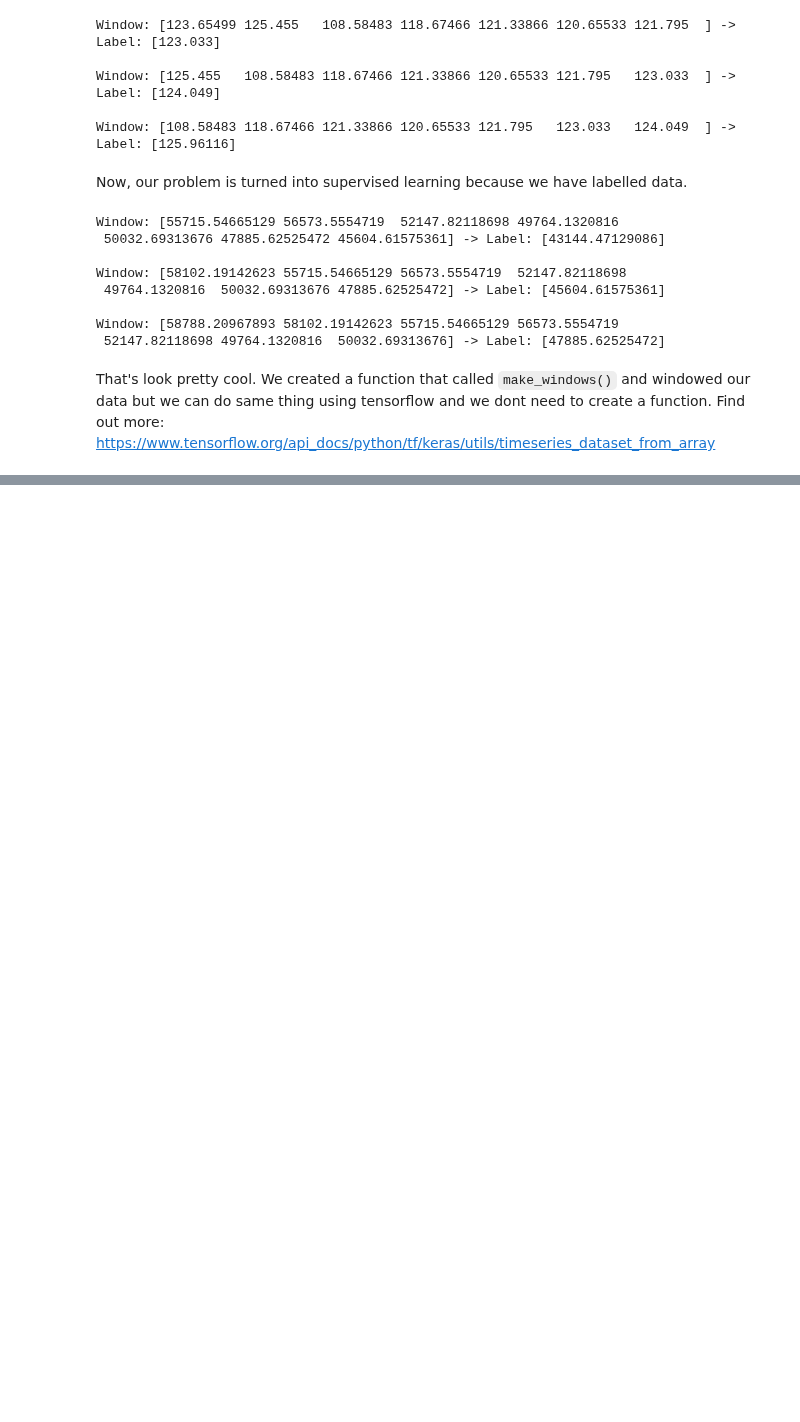
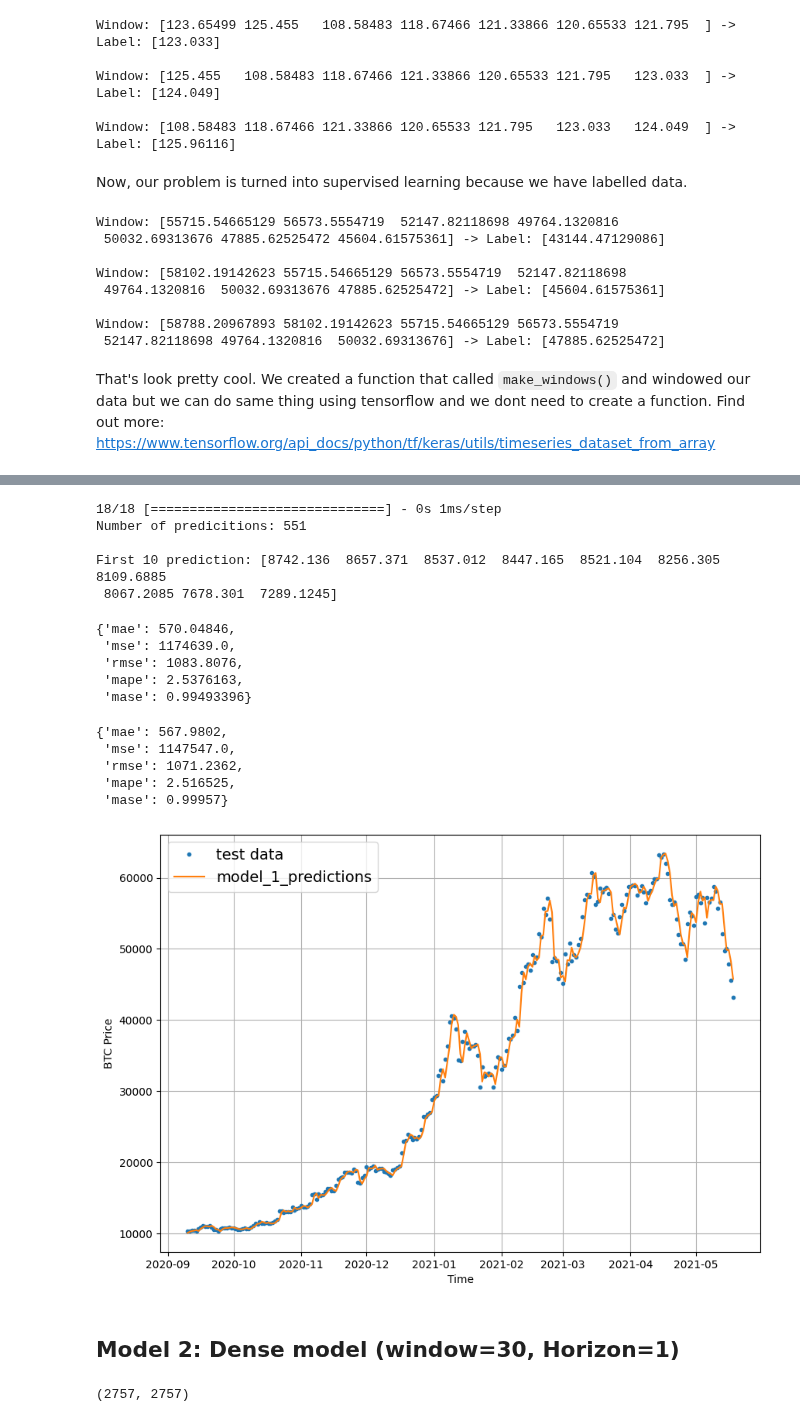
Before and after one commit to SedatParlak/tensorflow, a Jupyter notebook: 10_time_series_forecasting_with_tensorflow.ipynb, the cells around one changed output, grey strips where cells are left out. Cells and saved outputs as stored; diff of their text form; code cells hidden in the pictures; blank space fills up the shorter version.

Commit message:
adding model 1 and model 2

```diff
--- a/10_time_series_forecasting_with_tensorflow.ipynb
+++ b/10_time_series_forecasting_with_tensorflow.ipynb
@@ -501,0 +518,6 @@ That's look pretty cool. We created a function that called `make_windows()` and
+# %%
+# Create train and test sets
+train_windows, test_windows, train_labels, test_labels = make_train_test_splits(windows=full_windows,
+                                                                                labels=full_labels)
+
+len(train_windows), len(test_windows), len(train_labels), len(test_labels)
@@ -501,0 +606,4 @@ That's look pretty cool. We created a function that called `make_windows()` and
+# %%
+# Load in saved best performing model_1 and evaluate it on test data
+model_1 = tf.keras.models.load_model('model_experiments/model_1_dense/')
+model_1.evaluate(test_windows, test_labels)
@@ -501,0 +622,59 @@ That's look pretty cool. We created a function that called `make_windows()` and
+# %%
+# Create a function that makes predictions
+def make_preds(model, input_data):
+  '''
+  Uses model to make predicitons input_data
+  '''
+  forecast = model.predict(input_data)
+  return tf.squeeze(forecast) # return 1D array of predictions
+# %%
+# Make predictions using model_1 on the test data and view results
+model_1_preds = make_preds(model=model_1,
+                           input_data=test_windows)
+
+print(f"Number of predicitions: {len(model_1_preds)}\n")
+print(f"First 10 prediction: {model_1_preds[:10]}")
+# %% [output]
+18/18 [==============================] - 0s 1ms/step
+Number of predicitions: 551
+
+First 10 prediction: [8742.136  8657.371  8537.012  8447.165  8521.104  8256.305  8109.6885
+ 8067.2085 7678.301  7289.1245]
+# %%
+# Evaluate the model_1 predictions
+model_1_results = evaluate_preds(y_true=tf.squeeze(test_labels), # there is extra dimension so we squeeze it
+                                 y_pred=model_1_preds)
+
+model_1_results
+# %% [output]
+{'mae': 570.04846,
+ 'mse': 1174639.0,
+ 'rmse': 1083.8076,
+ 'mape': 2.5376163,
+ 'mase': 0.99493396}
+# %%
+# Remind the naive model's results
+naive_results
+# %% [output]
+{'mae': 567.9802,
+ 'mse': 1147547.0,
+ 'rmse': 1071.2362,
+ 'mape': 2.516525,
+ 'mase': 0.99957}
+# %%
+# Let's plot out model 1 predictions
+offset = 300
+plt.figure(figsize=(10, 7))
+plot_time_series(timesteps=X_test[-len(test_windows):],
+                 values=test_labels[:, 0],
+                 start=offset,
+                 label='test data')
+plot_time_series(timesteps=X_test[-len(test_windows):],
+                 values=model_1_preds,
+                 start=offset,
+                 format='-',
+                 label='model_1_predictions')
+# %% [output]
+[figure, added]
+# %% [markdown]
+## Model 2: Dense model (window=30, Horizon=1)
@@ -501,0 +684,6 @@ That's look pretty cool. We created a function that called `make_windows()` and
+# %%
+# Make windowed data
+full_windows, full_labels = make_windows(prices, window_size=WINDOW_SIZE, horizon=HORIZON)
+len(full_windows), len(full_labels)
+# %% [output]
+(2757, 2757)
```
Also changed, not shown: parts of 26 cells of this notebook.
